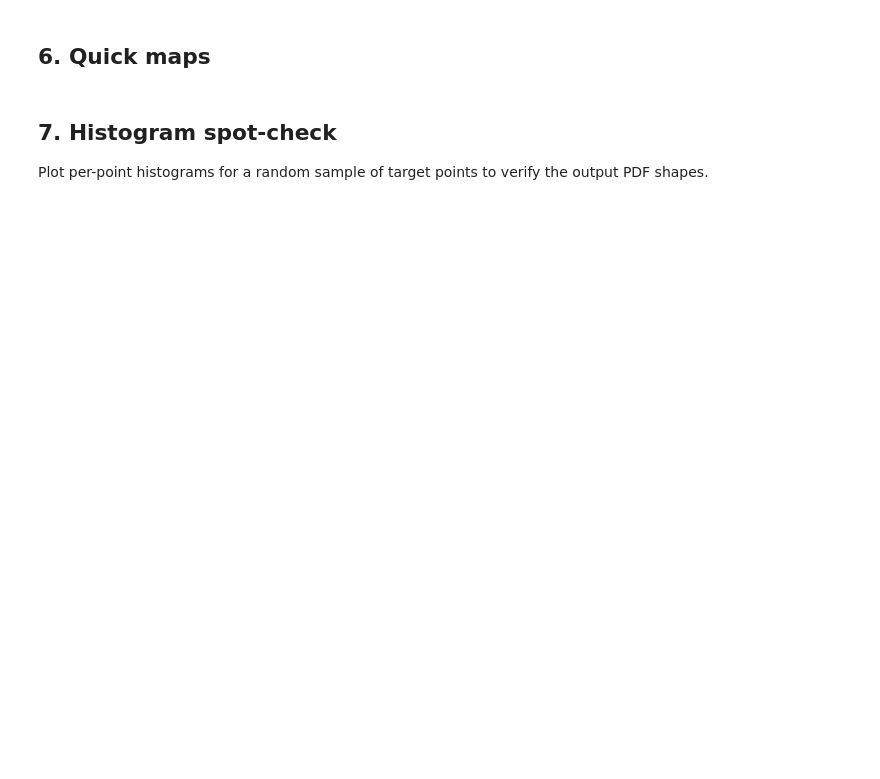
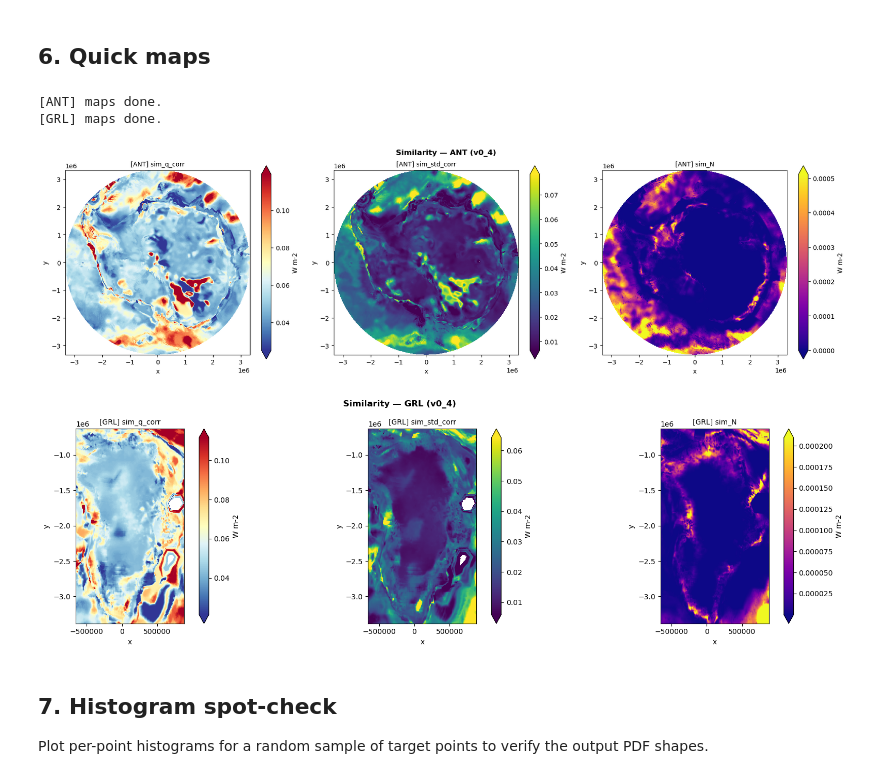
Before and after one commit to TobbeTripitaka/Aq2, a Jupyter notebook: 5c_SIM_TARGETS.ipynb, the cells around one changed output. Drawn from its saved outputs; the diff is of its cells as text; code cells hidden in the pictures; blank space fills up the shorter version.

```diff
--- a/5c_SIM_TARGETS.ipynb
+++ b/5c_SIM_TARGETS.ipynb
@@ -448,7 +469,9 @@ print('\nSave cell complete.')
 # %% [markdown]
 ## 5. Summary statistics
 # %%
-for label, ds in results_sim.items():
+results_sim_ds = {label: payload['ds'] for label, payload in results_sim.items()}
+
+for label, ds in results_sim_ds.items():
     print(f'\n[{label.upper()}] variables:')
     for v in ds.data_vars:
         if v == 'sim_hist':
@@ -459,6 +482,6 @@ for label, ds in results_sim.items():
         if fin.size == 0:
             print(f'  {v:25s} all NaN')
             continue
-        print(f'  {v:25s} mean={fin.mean()*1e3:.1f}  '
-              f'std={fin.std()*1e3:.1f}  '
+        print(f'  {v:25s} mean={fin.mean()*1e3:.1f} '
+              f'std={fin.std()*1e3:.1f} '
               f'[{fin.min()*1e3:.1f}, {fin.max()*1e3:.1f}] mW/m²')
@@ -467,25 +508,30 @@ for label, ds in results_sim.items():
 # %%
 import matplotlib.pyplot as plt
 
 plot_vars = ['sim_q_corr', 'sim_std_corr', 'sim_N']
 cmaps     = ['RdYlBu_r',   'viridis',      'plasma']
 
-for label, ds in results_sim.items():
+for label, ds in results_sim_ds.items():
     fig, axes = plt.subplots(1, len(plot_vars), figsize=(18, 5))
     for ax, var, cmap in zip(axes, plot_vars, cmaps):
         if var not in ds:
             continue
         vmin = float(np.nanpercentile(ds[var].values, 2))
         vmax = float(np.nanpercentile(ds[var].values, 98))
         ds[var].plot(ax=ax, cmap=cmap, vmin=vmin, vmax=vmax,
                      cbar_kwargs={'label': ds[var].attrs.get('units', '')})
         ax.set_title(f'[{label.upper()}] {var}', fontsize=10)
         ax.set_aspect('equal')
     fig.suptitle(f'Similarity — {label.upper()} (v{MODEL_VERSION})',
                  fontsize=12, fontweight='bold')
     fig.tight_layout()
 
     print(f'[{label.upper()}] maps done.')
+# %% [output]
+[ANT] maps done.
+[GRL] maps done.
+[figure, added]
+[figure, added]
 # %% [markdown]
 ## 7. Histogram spot-check
 
```
Also changed, not shown: parts of 9 cells of this notebook, 9 other files.
